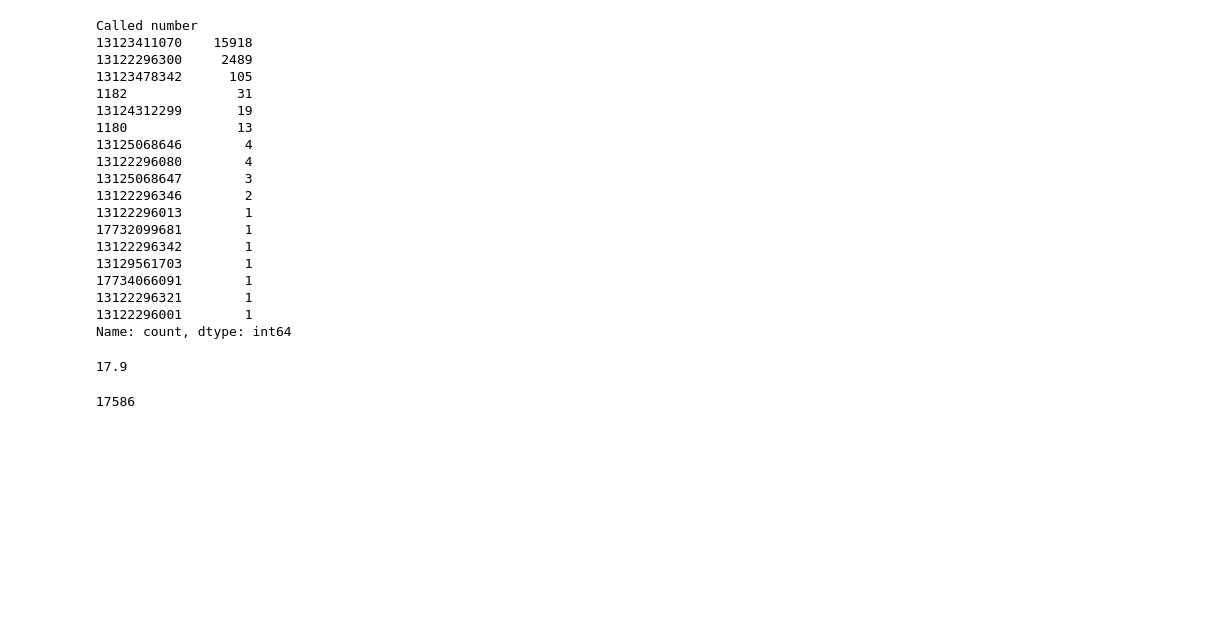
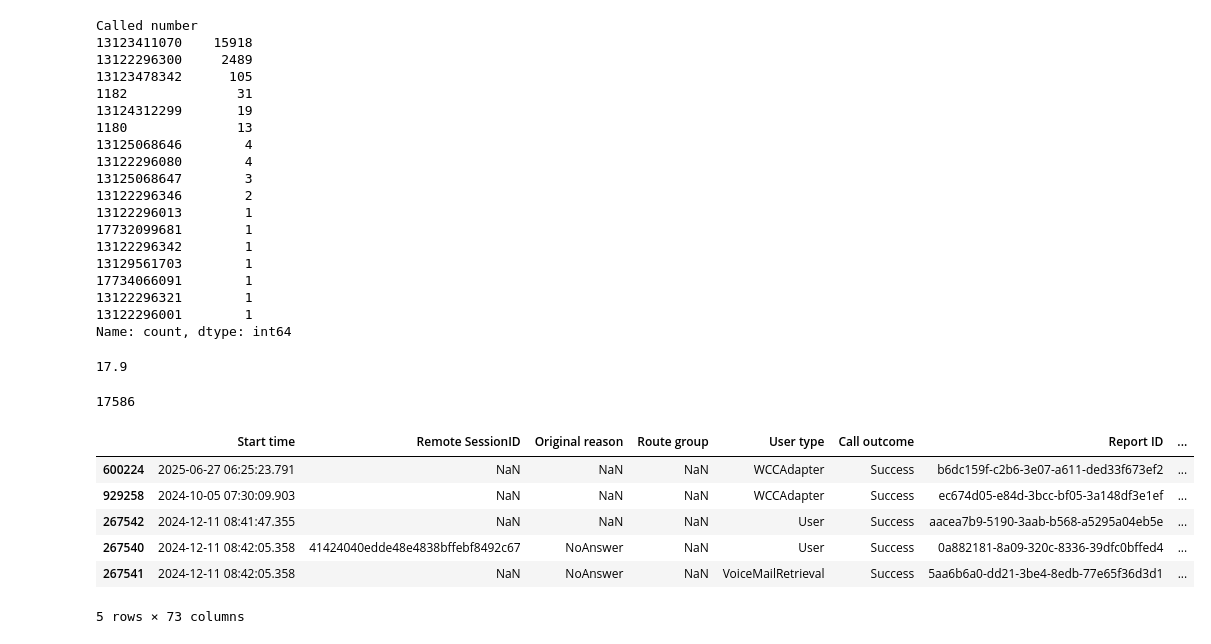
Before and after one commit to arvindkrishna87/STAT390_LegalAid_Fall2025, a Jupyter notebook: Internal work of Teams/Krish/AllCallsData_data_import_code_and_EDA.ipynb, the cells around one changed output. Cells and saved outputs as stored; diff of their text form; code cells hidden in the pictures; blank space fills up the shorter version.

```diff
--- a/Internal work of Teams/Krish/AllCallsData_data_import_code_and_EDA.ipynb
+++ b/Internal work of Teams/Krish/AllCallsData_data_import_code_and_EDA.ipynb
@@ -252,3 +275,13 @@ Name: count, dtype: int64
 17134+452
 # %% [output]
 17586
+# %%
+df_main.head()
+# %% [output]
+|  | Start time | Remote SessionID | Original reason | Route group | User type | Call outcome | Report ID | ... |
+| 600224 | 2025-06-27 06:25:23.791 | NaN | NaN | NaN | WCCAdapter | Success | b6dc159f-c2b6-3e07-a611-ded33f673ef2 | ... |
+| 929258 | 2024-10-05 07:30:09.903 | NaN | NaN | NaN | WCCAdapter | Success | ec674d05-e84d-3bcc-bf05-3a148df3e1ef | ... |
+| 267542 | 2024-12-11 08:41:47.355 | NaN | NaN | NaN | User | Success | aacea7b9-5190-3aab-b568-a5295a04eb5e | ... |
+| 267540 | 2024-12-11 08:42:05.358 | 41424040edde48e4838bffebf8492c67 | NoAnswer | NaN | User | Success | 0a882181-8a09-320c-8336-39dfc0bffed4 | ... |
+| 267541 | 2024-12-11 08:42:05.358 | NaN | NoAnswer | NaN | VoiceMailRetrieval | Success | 5aa6b6a0-dd21-3be4-8edb-77e65f36d3d1 | ... |
+5 rows × 73 columns
```
Also changed, not shown: parts of 3 cells of this notebook, 55 other files.
